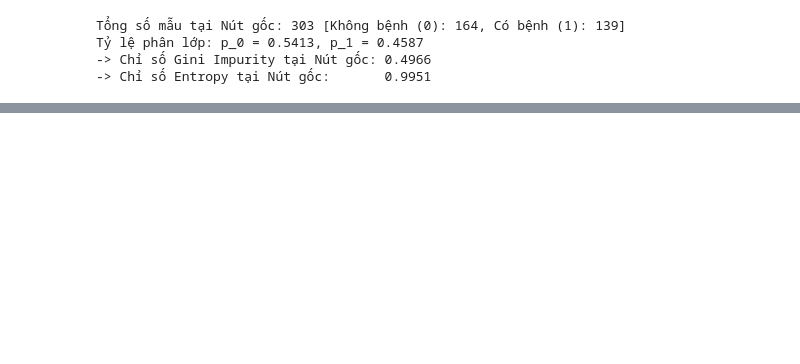
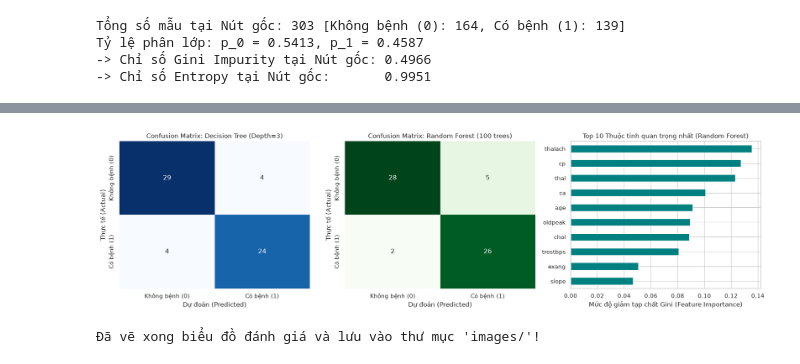
Before and after one commit to caohienITT05/khaipha_dulieu, a Jupyter notebook: notebooks/main_heart_disease.ipynb, the cells around one changed output, grey strips where cells are left out. Saved outputs shown, nothing was run; the diff lists cells and outputs as text; code cells hidden in the pictures; blank space fills up the shorter version.

```diff
--- a/notebooks/main_heart_disease.ipynb
+++ b/notebooks/main_heart_disease.ipynb
@@ -71,0 +312,37 @@ Tỷ lệ phân lớp: p_0 = 0.5413, p_1 = 0.4587
+# %%
+from sklearn.metrics import confusion_matrix
+import seaborn as sns
+
+fig, axes = plt.subplots(1, 3, figsize=(18, 5))
+
+# 1. Confusion Matrix: Decision Tree tối ưu
+cm_dt = confusion_matrix(y_test, dt_optimal.predict(X_test))
+sns.heatmap(cm_dt, annot=True, fmt='d', cmap='Blues', cbar=False, ax=axes[0],
+            xticklabels=['Không bệnh (0)', 'Có bệnh (1)'], yticklabels=['Không bệnh (0)', 'Có bệnh (1)'])
+axes[0].set_title(f'Confusion Matrix: Decision Tree (Depth={best_depth})')
+axes[0].set_xlabel('Dự đoán (Predicted)')
+axes[0].set_ylabel('Thực tế (Actual)')
+
+# 2. Confusion Matrix: Random Forest
+cm_rf = confusion_matrix(y_test, rf_model.predict(X_test))
+sns.heatmap(cm_rf, annot=True, fmt='d', cmap='Greens', cbar=False, ax=axes[1],
+            xticklabels=['Không bệnh (0)', 'Có bệnh (1)'], yticklabels=['Không bệnh (0)', 'Có bệnh (1)'])
+axes[1].set_title('Confusion Matrix: Random Forest (100 trees)')
+axes[1].set_xlabel('Dự đoán (Predicted)')
+axes[1].set_ylabel('Thực tế (Actual)')
+
+# 3. Top 10 Feature Importances từ Random Forest
+importances = pd.Series(rf_model.feature_importances_, index=X.columns)
+top10_features = importances.nlargest(10).sort_values(ascending=True)
+top10_features.plot(kind='barh', color='teal', ax=axes[2])
+axes[2].set_title('Top 10 Thuộc tính quan trọng nhất (Random Forest)')
+axes[2].set_xlabel('Mức độ giảm tạp chất Gini (Feature Importance)')
+
+plt.tight_layout()
+plt.savefig(os.path.join(IMG_DIR, 'rf_evaluation_and_importance.png'), dpi=300)
+plt.show()
+
+print("Đã vẽ xong biểu đồ đánh giá và lưu vào thư mục 'images/'!")
+# %% [output]
+[figure, added]
+Đã vẽ xong biểu đồ đánh giá và lưu vào thư mục 'images/'!
```
Also changed, not shown: parts of 9 cells of this notebook, 7 other files.
